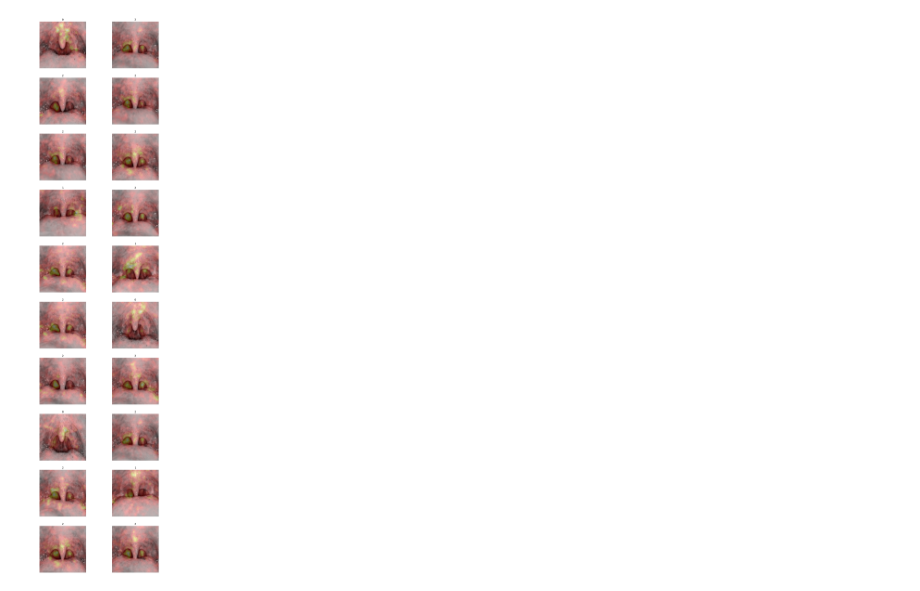
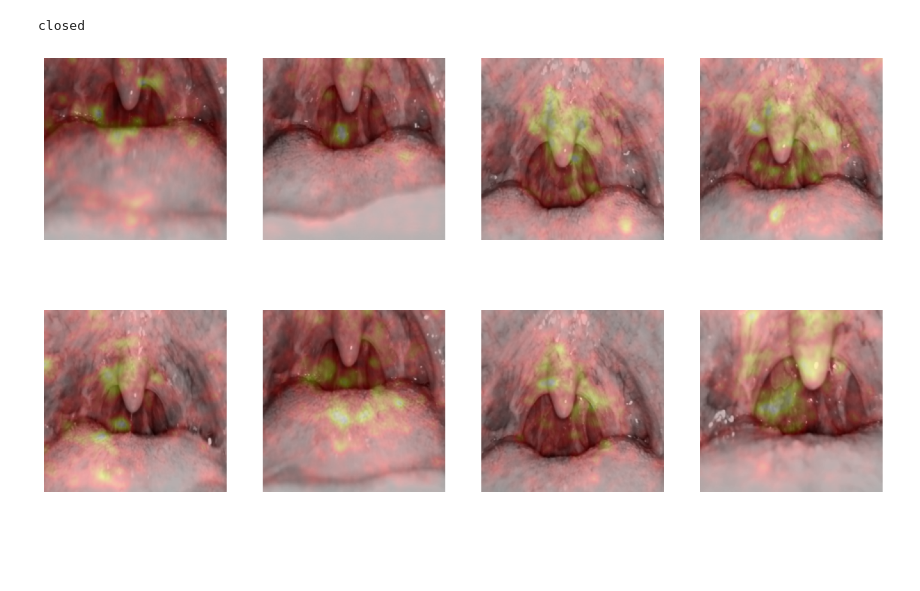
Before and after one commit to TimBerti/glottis-cv, a Jupyter notebook: notebooks/visualization.ipynb, the cells around one changed output. Cells and saved outputs as stored; diff of their text form; code cells hidden in the pictures; blank space fills up the shorter version.

Commit message:
distinct visualization

```diff
--- a/notebooks/visualization.ipynb
+++ b/notebooks/visualization.ipynb
@@ -8,8 +8,7 @@ import numpy as np
 import matplotlib.pyplot as plt
 from scipy.ndimage import gaussian_filter
 # %%
-data_dir = '../data/'
-valid_dir = data_dir + 'images/valid/'
+data_dir = '../data/images/train/'
 
 transform = v2.Compose([
     v2.Resize((256, 256)),
@@ -19,36 +18,47 @@ transform = v2.Compose([
     v2.Normalize(mean=[0.485, 0.456, 0.406], std=[0.229, 0.224, 0.225]),
 ])
 
-valid_set = ImageFolder(valid_dir, transform=transform, target_transform=None)
-valid_loader = DataLoader(valid_set, batch_size=1, shuffle=True)
+data_set = ImageFolder(data_dir, transform=transform, target_transform=None)
+data_loader = DataLoader(data_set, batch_size=1, shuffle=True)
 # %%
 model = torch.load('../models/ResNet18_pretrained-epoch278-batch_size32-lr0.001-loss0.1709.pt')
 model.eval()
 device = next(model.parameters()).device.type
 # %%
-num_plots = 20
-num_rows = (num_plots + 1) // 2
-fig, axes = plt.subplots(num_rows, 2, figsize=(12, 5 * num_rows))
-for idx in range(num_plots):
-    images, labels = next(iter(valid_loader))
-    input_batch = images
-    input_batch = input_batch.to(device)
-    input_batch.requires_grad_()
+def plot_saliency_maps(model, data_loader, label, num_plots=8):
+    num_cols = 4
+    num_rows = (num_plots + num_cols - 1) // num_cols
+    fig, axes = plt.subplots(num_rows, num_cols, figsize=(18, 5 * num_rows))
+    for idx in range(num_plots):
 
-    output = model(input_batch)
-    output_idx = output.argmax()
-    output[0, output_idx].backward()
+        images, labels = next(iter(data_loader))
+        output_idx = -1
+        while labels.numpy()[0] != label or output_idx != label: # find an image with the correct stated and predicted label
+            images, labels = next(iter(data_loader))
 
-    saliency_map = np.resize(input_batch.grad.data.abs().squeeze()[0].cpu().numpy(), (input_batch.shape[2], input_batch.shape[3]))
-    saliency_map = gaussian_filter(saliency_map, sigma=4) # smooth out the saliency map
+            input_batch = images
+            input_batch = input_batch.to(device)
+            input_batch.requires_grad_()
 
-    image = input_batch.squeeze().permute(1, 2, 0).cpu().detach().numpy()
-    grey_img = np.dot(image[..., :3], [0.299, 0.587, 0.114])
+            output = model(input_batch)
+            output_idx = output.argmax()
 
-    axes[idx // 2, idx % 2].imshow(grey_img, cmap='gray')
-    axes[idx // 2, idx % 2].imshow(saliency_map, cmap='hot', alpha=0.3)
-    axes[idx // 2, idx % 2].axis('off')
-    axes[idx // 2, idx % 2].set_title(labels.numpy()[0])
-plt.show()
+        output[0, output_idx].backward()
+
+        saliency_map = np.resize(input_batch.grad.data.abs().squeeze()[0].cpu().numpy(), (input_batch.shape[2], input_batch.shape[3]))
+        saliency_map = gaussian_filter(saliency_map, sigma=4) # smooth out the saliency map
+
+        image = input_batch.squeeze().permute(1, 2, 0).cpu().detach().numpy()
+        grey_img = np.dot(image[..., :3], [0.299, 0.587, 0.114])
+
+        axes[idx // num_cols, idx % num_cols].imshow(grey_img, cmap='gray')
+        axes[idx // num_cols, idx % num_cols].imshow(saliency_map, cmap='hot', alpha=0.3)
+        axes[idx // num_cols, idx % num_cols].axis('off')
+        # axes[idx // num_cols, idx % num_cols].set_title(labels.numpy()[0])
+    plt.show()
+
+print('closed')
+plot_saliency_maps(model, data_loader, 0)
 # %% [output]
+closed
-[figure, old version]
+[figure, new version]
```
Also changed, not shown: parts of 2 cells of this notebook, 1 other file.
